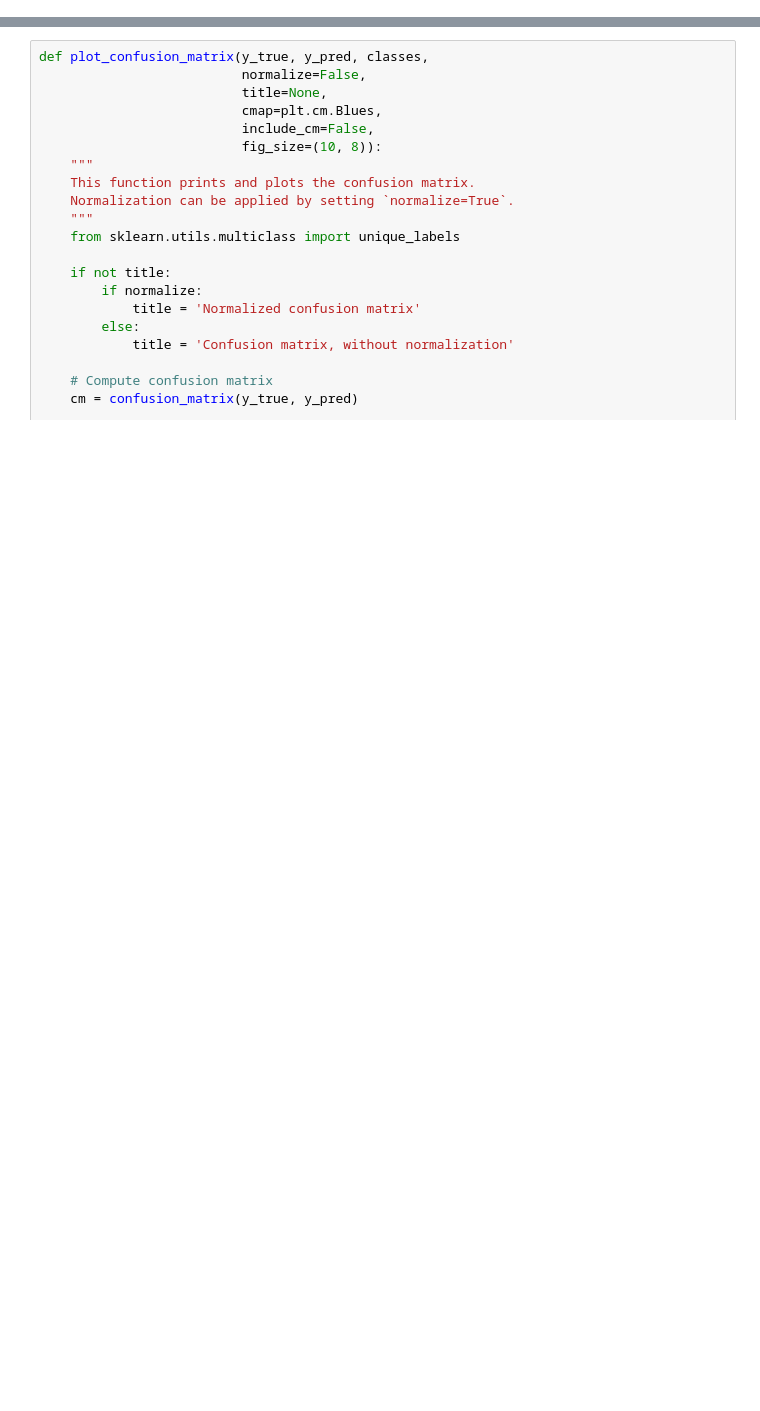
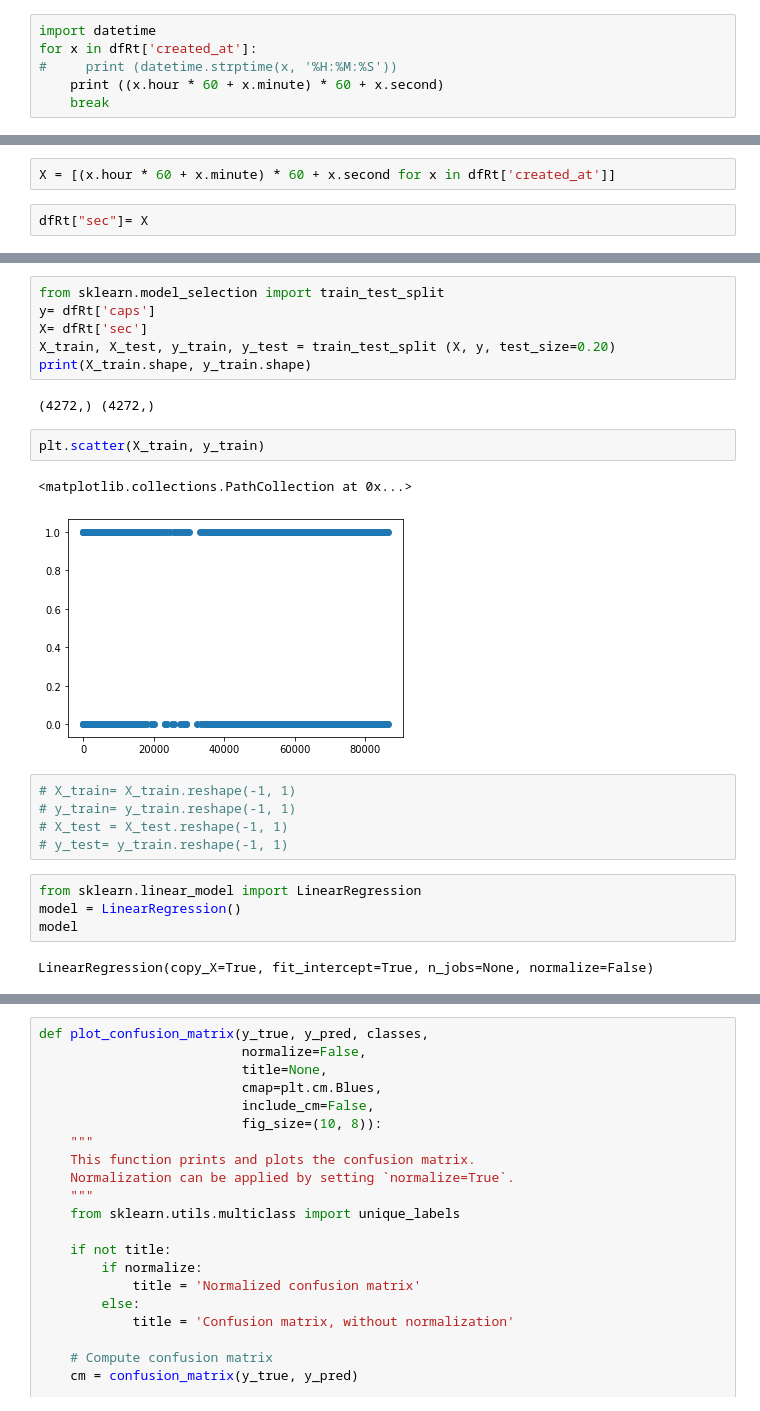
Before and after one commit to tonitiri/Project3, a Jupyter notebook: Project3-master/NLP Sklearn.ipynb, the cells around one changed output, grey strips where cells are left out. Drawn from its saved outputs; the diff is of its cells as text; blank space fills up the shorter version.

```diff
--- a/Project3-master/NLP Sklearn.ipynb
+++ b/Project3-master/NLP Sklearn.ipynb
@@ -106,0 +192,6 @@ SyntaxError: invalid syntax (<ipython-input-26-7644d431ad11>, line 3)
+# %%
+import datetime
+for x in dfRt['created_at']:
+#     print (datetime.strptime(x, '%H:%M:%S'))
+    print ((x.hour * 60 + x.minute) * 60 + x.second)
+    break
@@ -106,0 +202,4 @@ SyntaxError: invalid syntax (<ipython-input-26-7644d431ad11>, line 3)
+# %%
+X = [(x.hour * 60 + x.minute) * 60 + x.second for x in dfRt['created_at']]
+# %%
+dfRt["sec"]= X
@@ -106,0 +232,24 @@ SyntaxError: invalid syntax (<ipython-input-26-7644d431ad11>, line 3)
+# %%
+from sklearn.model_selection import train_test_split
+y= dfRt['caps']
+X= dfRt['sec']
+X_train, X_test, y_train, y_test = train_test_split (X, y, test_size=0.20)
+print(X_train.shape, y_train.shape)
+# %% [output]
+(4272,) (4272,)
+# %%
+plt.scatter(X_train, y_train)
+# %% [output]
+<matplotlib.collections.PathCollection at 0x...>
+[figure, added]
+# %%
+# X_train= X_train.reshape(-1, 1)
+# y_train= y_train.reshape(-1, 1)
+# X_test = X_test.reshape(-1, 1)
+# y_test= y_train.reshape(-1, 1)
+# %%
+from sklearn.linear_model import LinearRegression
+model = LinearRegression()
+model
+# %% [output]
+LinearRegression(copy_X=True, fit_intercept=True, n_jobs=None, normalize=False)
```
Also changed, not shown: parts of 54 cells of this notebook, 32 other files.
